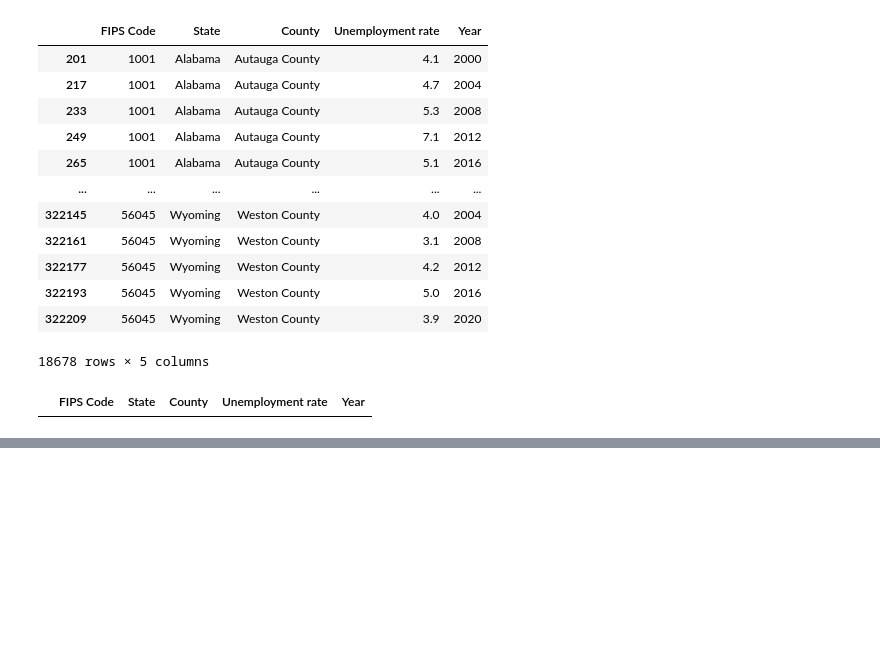
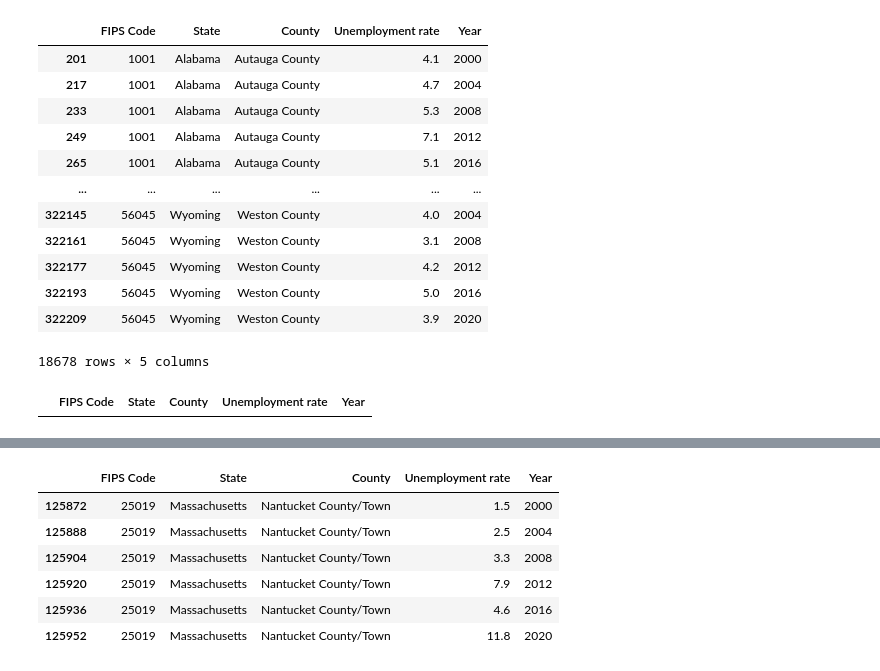
Before and after one commit to matthewcavanaugh96/us-presidential-elections-by-county, a Jupyter notebook: sources/Unemployment.ipynb, the cells around one changed output, grey strips where cells are left out. Drawn from its saved outputs; the diff is of its cells as text; code cells hidden in the pictures; blank space fills up the shorter version.

```diff
--- a/sources/Unemployment.ipynb
+++ b/sources/Unemployment.ipynb
@@ -341,0 +373,10 @@ NameError: name 'population' is not defined
+# %%
+unemployment[unemployment['County'].str.contains('Nantucket')]
+# %% [output]
+|  | FIPS Code | State | County | Unemployment rate | Year |
+| 125872 | 25019 | Massachusetts | Nantucket County/Town | 1.5 | 2000 |
+| 125888 | 25019 | Massachusetts | Nantucket County/Town | 2.5 | 2004 |
+| 125904 | 25019 | Massachusetts | Nantucket County/Town | 3.3 | 2008 |
+| 125920 | 25019 | Massachusetts | Nantucket County/Town | 7.9 | 2012 |
+| 125936 | 25019 | Massachusetts | Nantucket County/Town | 4.6 | 2016 |
+| 125952 | 25019 | Massachusetts | Nantucket County/Town | 11.8 | 2020 |
```
Also changed, not shown: parts of 15 cells of this notebook, 3 other files.
